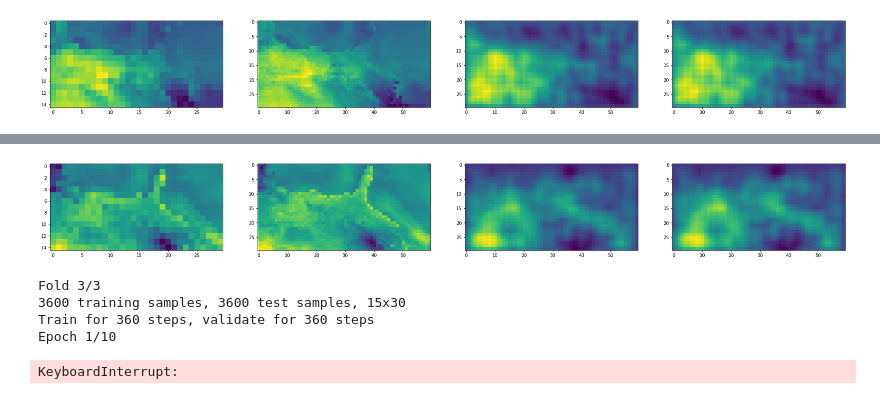
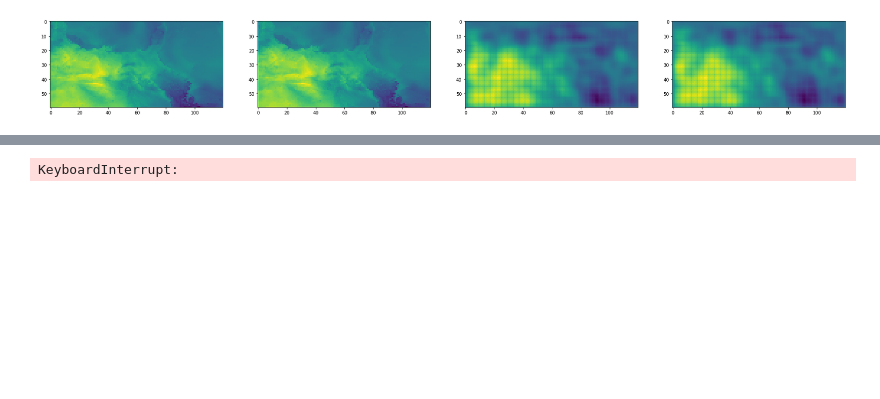
Before and after one commit to bgroenks96/generative-downscaling, a Jupyter notebook: sylvester-flow-downscaling.ipynb, the cells around one changed output, grey strips where cells are left out. Saved outputs shown, nothing was run; the diff lists cells and outputs as text; code cells hidden in the pictures; blank space fills up the shorter version.

```diff
--- a/sylvester-flow-downscaling.ipynb
+++ b/sylvester-flow-downscaling.ipynb
@@ -51,13 +51,13 @@ from utils.pipeline_v2 import Pipeline, fillnan, clip, remove_monthly_means
 preprocess_maxt = Pipeline('MAXT', fillnan(0), clip(0), remove_monthly_means())
 preprocess_hgt = Pipeline('HGT', fillnan(0), clip(0))
 # %%
-ras_seus_maxt_12 = preprocess_maxt(ras_deg12_seus)
+ras_seus_maxt_14 = preprocess_maxt(ras_deg14_seus)
 ras_seus_maxt_1 = preprocess_maxt(ras_deg1_seus)
-folds = list(split_fn(ras_seus_maxt_1, ras_seus_maxt_12))
+folds = list(split_fn(ras_seus_maxt_14, ras_seus_maxt_14))
 # %%
 n_layers = 6
-flow = Flow(n_layers, lambda i: TriangularSylvester(flip_z = i % 2 != 0))
-beta_update = lambda i, beta: 1.0E-2*i
+flow = Flow.uniform(n_layers, lambda i: TriangularSylvester(flip_z = i % 2 != 0))
+beta_update = lambda i, beta: 1.0E-1*i
 # %%
 def preprocess_vae(data, k=6, stride=3, n_epochs=1, batch_size=100):
     data = data_util.extract_patches(data, k=k, stride=stride, scale=1)
@@ -65,7 +65,7 @@ def preprocess_vae(data, k=6, stride=3, n_epochs=1, batch_size=100):
     return tf.data.Dataset.zip((batch, batch)).repeat(n_epochs)
 
 def preprocess_vds(data_lo, data_hi, scale=2, k=6, stride=3, n_epochs=1, batch_size=100):
-    data = tf.data.Dataset.zip((data_lo, data_hi)).shuffle()
+    data = tf.data.Dataset.zip((data_lo, data_hi))
     #data = data_util.extract_patches(data, k=k, stride=stride, scale=[1,scale])
     batch = data.batch(batch_size)
     return batch.repeat(n_epochs)
@@ -88,7 +88,7 @@ for i, ((train_lo, train_hi), (test_lo, test_hi)) in enumerate(folds):
     test_hi_ds = data_util.xr_to_tf_dataset(test_hi, load_batch_size)
     train_ds = preprocess_vds(train_lo_ds, train_hi_ds, k=k, stride=stride, n_epochs=n_epochs, batch_size=sample_batch_size)
     test_ds = preprocess_vds(test_lo_ds, test_hi_ds, k=k, stride=stride, n_epochs=n_epochs, batch_size=sample_batch_size)
-    vae = GatedConvVAE(wt, ht, flow, hidden_units=64, encoder_strides=[1,1], decoder_strides=[2,1], z_size=16,
+    vae = GatedConvVAE(wt, ht, flow, hidden_units=64, encoder_strides=[2,2], decoder_strides=[2,2], z_size=32,
                        beta_update_fn=beta_update, output_activation='linear', loss='mse')
     vae.fit(train_ds, epochs=n_epochs, steps_per_epoch=train_steps,
             validation_data=test_ds, validation_steps=test_steps)
@@ -125,2 +125,2 @@ Epoch 10/10
-[figure, old version]
+[figure, new version]
 Fold 2/3
@@ -143,6 +135 @@ Epoch 10/10
-[figure, removed]
-Fold 3/3
-3600 training samples, 3600 test samples, 15x30
-Train for 360 steps, validate for 360 steps
-Epoch 1/10
+KeyboardInterrupt:
-KeyboardInterrupt:
```
Also changed, not shown: parts of 1 cell of this notebook, 2 other files.
